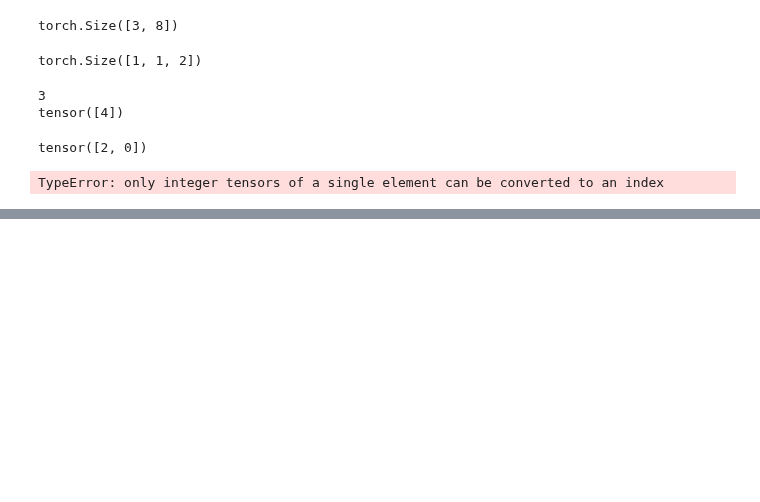
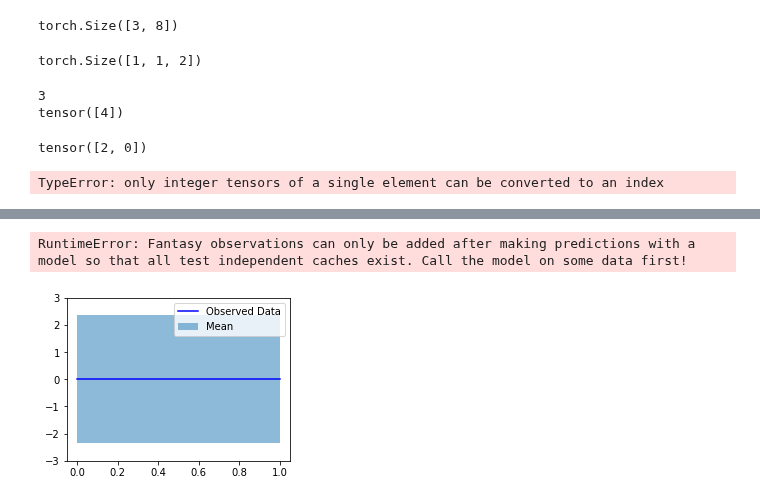
Before and after one commit to 71c/DeepBayesOpt, a Jupyter notebook: test_draw_from_posterior.ipynb, the cells around one changed output, grey strips where cells are left out. Cells and saved outputs as stored; diff of their text form; code cells hidden in the pictures; blank space fills up the shorter version.

```diff
--- a/test_draw_from_posterior.ipynb
+++ b/test_draw_from_posterior.ipynb
@@ -381,0 +446,58 @@ TypeError: only integer tensors of a single element can be converted to an index
+# %%
+class ExactGPModel(gpytorch.models.ExactGP):
+    def __init__(self, train_x, train_y, likelihood):
+        super(ExactGPModel, self).__init__(train_x, train_y, likelihood)
+        self.mean_module = gpytorch.means.ConstantMean()
+        self.covar_module = gpytorch.kernels.ScaleKernel(gpytorch.kernels.RBFKernel())
+
+    def forward(self, x):
+        mean_x = self.mean_module(x)
+        covar_x = self.covar_module(x)
+        return gpytorch.distributions.MultivariateNormal(mean_x, covar_x)
+
+train_X = torch.rand(20, 2)
+train_Y = torch.cat([torch.sin(train_X[:, 0]), torch.cos(train_X[:, 1])], -1)
+model = ExactGPModel(train_X, train_Y, gpytorch.likelihoods.GaussianLikelihood())
+new_X = torch.rand(5, 2)
+new_Y = torch.cat([torch.sin(new_X[:, 0]), torch.cos(new_X[:, 1])], -1)
+model = model.get_fantasy_model(new_X, new_Y)
+# %% [output]
+RuntimeError: Fantasy observations can only be added after making predictions with a model so that all test independent caches exist. Call the model on some data first!
+# %%
+# We will use the simplest form of GP model, exact inference
+class ExactGPModel(gpytorch.models.ExactGP):
+    def __init__(self, train_x, train_y, likelihood):
+        super(ExactGPModel, self).__init__(train_x, train_y, likelihood)
+        self.mean_module = gpytorch.means.ConstantMean()
+        self.covar_module = gpytorch.kernels.ScaleKernel(gpytorch.kernels.RBFKernel())
+
+    def forward(self, x):
+        mean_x = self.mean_module(x)
+        covar_x = self.covar_module(x)
+        return gpytorch.distributions.MultivariateNormal(mean_x, covar_x)
+
+# initialize likelihood and model
+likelihood = gpytorch.likelihoods.GaussianLikelihood()
+model = ExactGPModel(None, None, likelihood)
+model.eval()
+
+with torch.no_grad(), gpytorch.settings.fast_pred_var():
+    test_x = torch.linspace(0, 1, 51)
+    observed_pred = likelihood(model(test_x))
+
+with torch.no_grad():
+    # Initialize plot
+    f, ax = plt.subplots(1, 1, figsize=(4, 3))
+
+    # Get upper and lower confidence bounds
+    lower, upper = observed_pred.confidence_region()
+    # Plot training data as black stars
+    # ax.plot(train_x.numpy(), train_y.numpy(), 'k*')
+    # Plot predictive means as blue line
+    ax.plot(test_x.numpy(), observed_pred.mean.numpy(), 'b')
+    # Shade between the lower and upper confidence bounds
+    ax.fill_between(test_x.numpy(), lower.numpy(), upper.numpy(), alpha=0.5)
+    ax.set_ylim([-3, 3])
+    ax.legend(['Observed Data', 'Mean', 'Confidence'])
+# %% [output]
+[figure, added]
```
Also changed, not shown: parts of 6 cells of this notebook, 1 other file.
